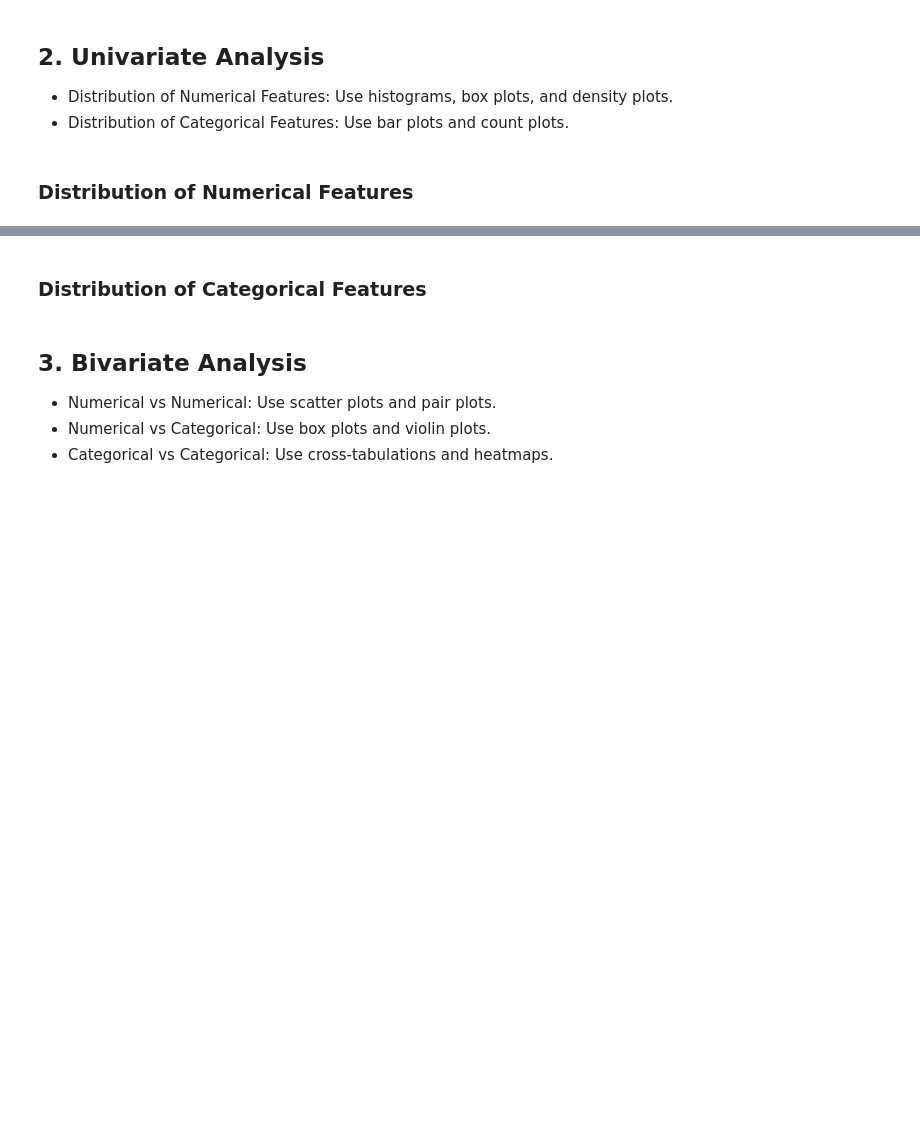
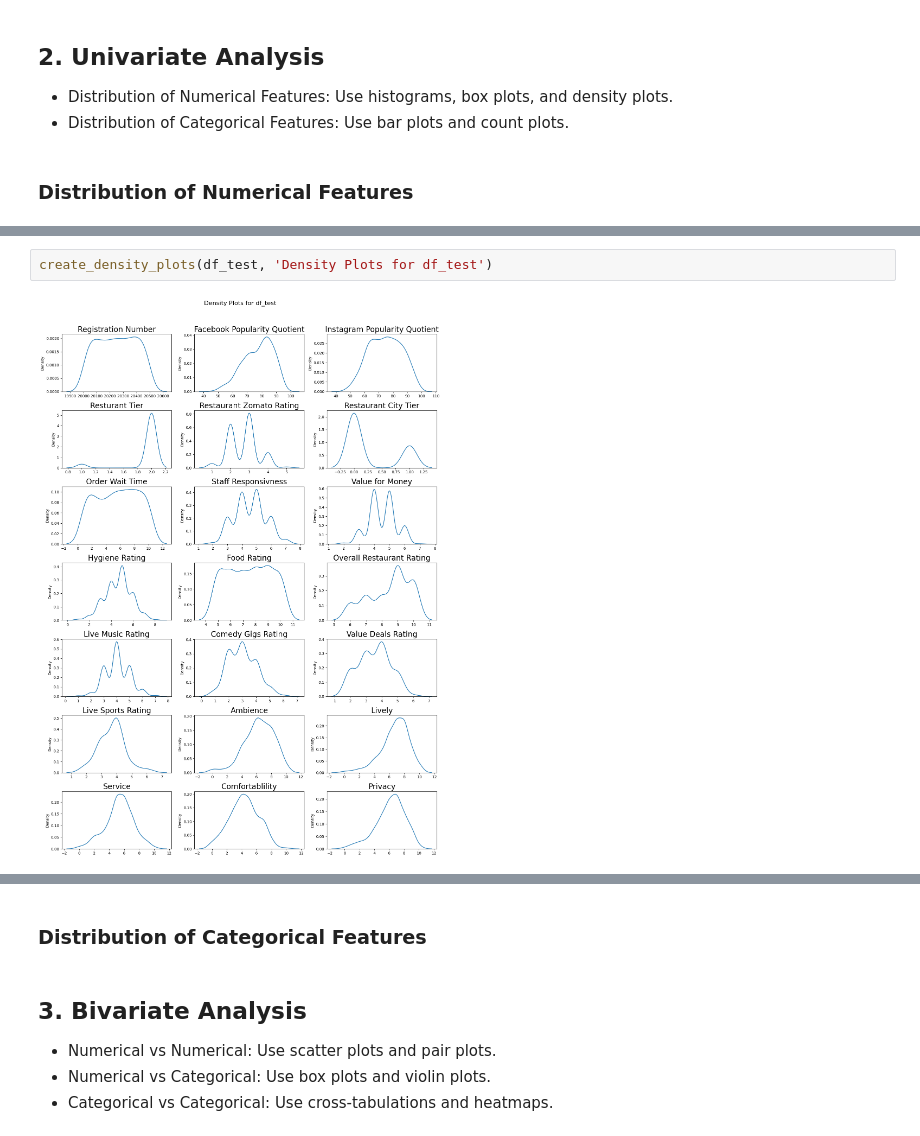
Before and after one commit to andresyarte/Restaurant-Turnover-Prediction, a Jupyter notebook: main.ipynb, the cells around one changed output, grey strips where cells are left out. Saved outputs shown, nothing was run; the diff lists cells and outputs as text; blank space fills up the shorter version.

```diff
--- a/main.ipynb
+++ b/main.ipynb
@@ -257,0 +356,4 @@ df_test.dropna(subset=['Overall Restaurant Rating'], inplace=True)
+# %%
+create_density_plots(df_test, 'Density Plots for df_test')
+# %% [output]
+[figure, added]
```
Also changed, not shown: parts of 19 cells of this notebook.
